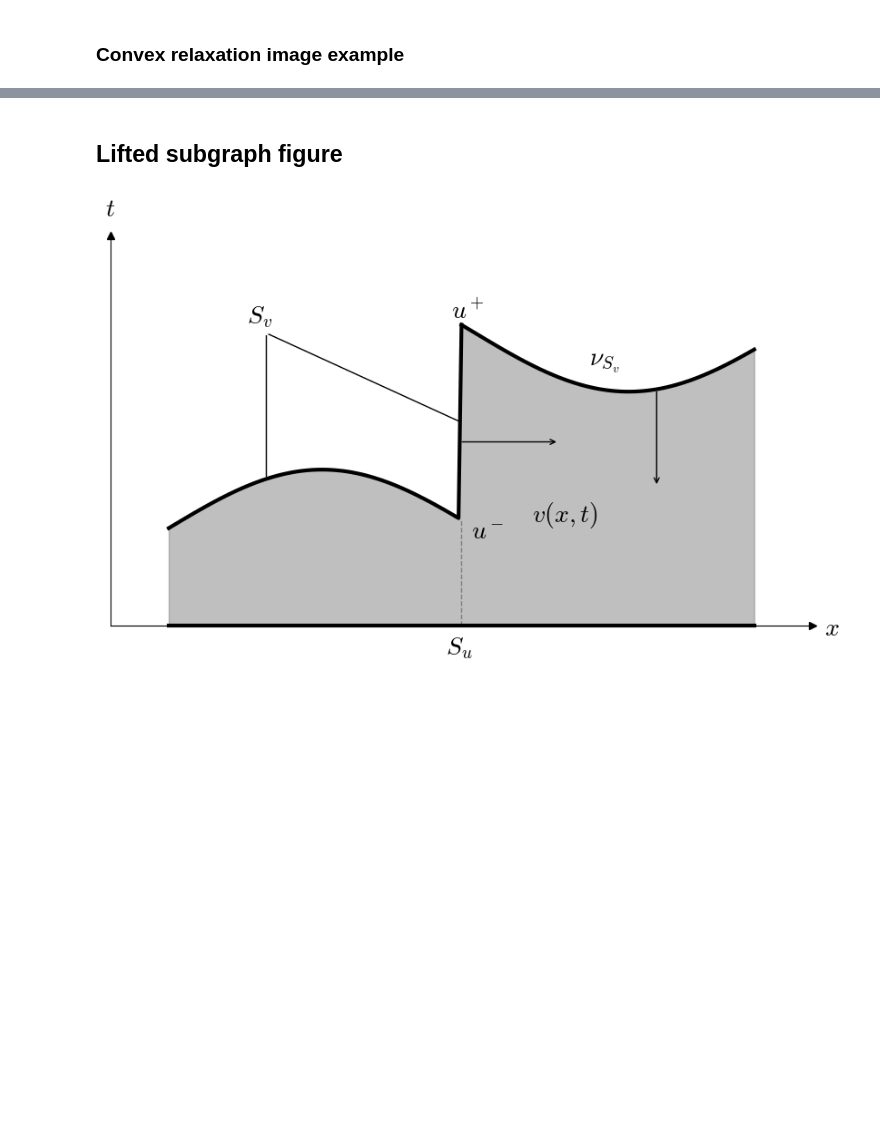
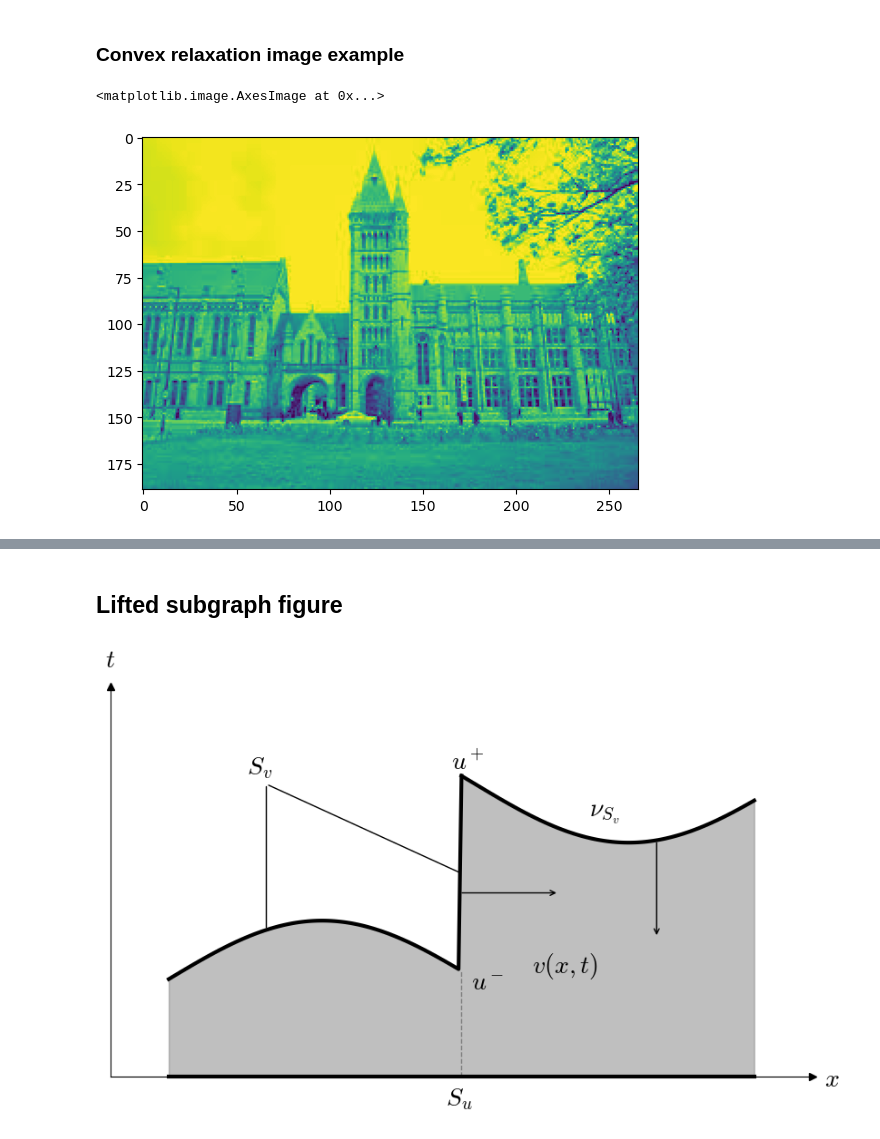
Before and after one commit to Davidvandijcke/fdr, a Jupyter notebook: src/analysis/presentation_material.ipynb, the cells around one changed output, grey strips where cells are left out. Cells and saved outputs as stored; diff of their text form; code cells hidden in the pictures; blank space fills up the shorter version.

```diff
--- a/src/analysis/presentation_material.ipynb
+++ b/src/analysis/presentation_material.ipynb
@@ -40,4 +40,9 @@ model = FDD(Y, X, level = 16, lmbda = 50, nu = 0.003, iter = 10000, tol = 5e-5,
     pick_nu = "MS", scaled = True, scripted = False, rectangle=True)
+# %%
+plt.imshow(boe)
+# %% [output]
+<matplotlib.image.AxesImage at 0x...>
+[figure, added]
 # %%
 # modify function to return lifted image as well
 from types import MethodType
```
Also changed, not shown: parts of 6 cells of this notebook, 11 other files.
